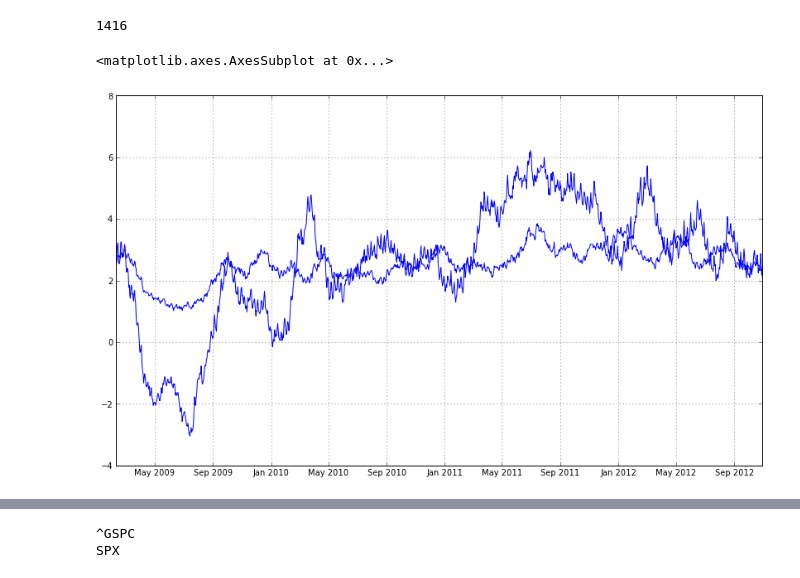
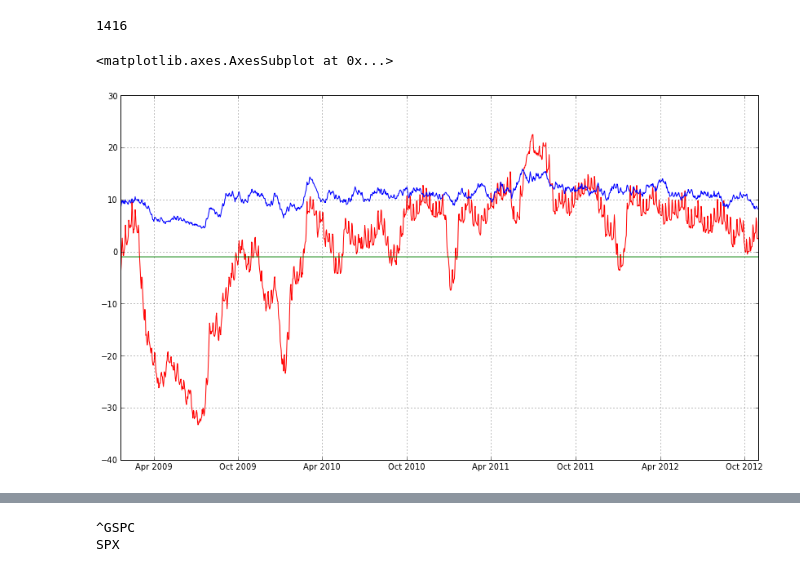
Before and after one commit to johnymontana/NewzTrader_AI_project, a Jupyter notebook: NewsCredScraper.ipynb, the cells around one changed output, grey strips where cells are left out. Cells and saved outputs as stored; diff of their text form; code cells hidden in the pictures.

```diff
--- a/NewsCredScraper.ipynb
+++ b/NewsCredScraper.ipynb
@@ -355,0 +378,13 @@ accuracy(nb_classifier, test_feats)
+# %%
+def bag_of_words_in_set(words, goodwords):
+    return bag_of_words(set(words) & set(goodwords))
+# %%
+labels = reader.categories()
+labeled_words = [(l, reader.words(categories=[l])) for l in labels]
+high_info_words = set(high_information_words(labeled_words))
+feat_det = lambda words: bag_of_words_in_set(words, high_info_words)
+lfeats = label_feats_from_corpus(reader, feature_detector=feat_det)
+train_feats, test_feats = split_label_feats(lfeats)
+# %%
+nb_classifier = NaiveBayesClassifier.train(train_feats)
+accuracy(nb_classifier, test_feats)
@@ -486,24 +523,24 @@ for today in daterange(start_date, end_date):
     down = 0
     none = 0
     for newsItem in news[today]:
-        newsClass = me_classifier.classify(bag_of_words(newsItem))
+        newsClass = nb_classifier.classify(bag_of_words(newsItem))
         if newsClass == 'UP':
             up+=1
         elif newsClass == 'DOWN':
             down+=1
         else:
             none += 1
-    UP_dict[today]=up-7
-    DOWN_dict[today]=down
+    UP_dict[today]=up-60
+    DOWN_dict[today]=down-1
     NONE_dict[today]=none
 # %%
 UP_series = pd.TimeSeries(UP_dict)
 DOWN_series = pd.TimeSeries(DOWN_dict)
 NONE_series = pd.TimeSeries(NONE_dict)
 # %%
-pd.rolling_mean(UP_series, 40).plot()
-pd.rolling_mean(DOWN_series, 40).plot()
-#pd.rolling_mean(NONE_series, 20).plot()
+pd.rolling_mean(UP_series, 20).plot(color='r')
+pd.rolling_mean(DOWN_series, 20).plot(color='g')
+pd.rolling_mean(NONE_series, 20).plot(color='b')
 # %% [output]
 <matplotlib.axes.AxesSubplot at 0x...>
-[figure, old version]
+[figure, new version]
```
Also changed, not shown: parts of 16 cells of this notebook, 1 other file.
